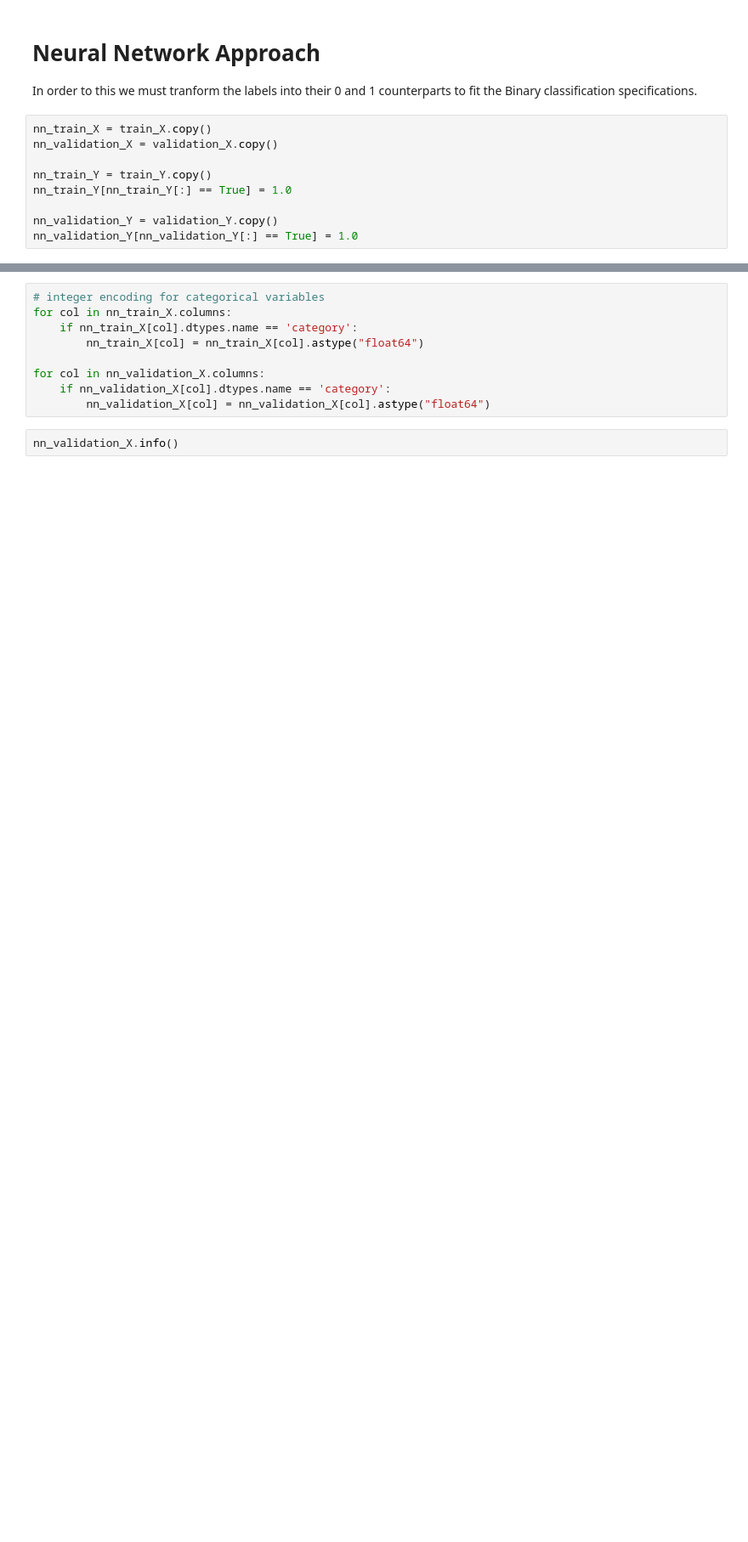
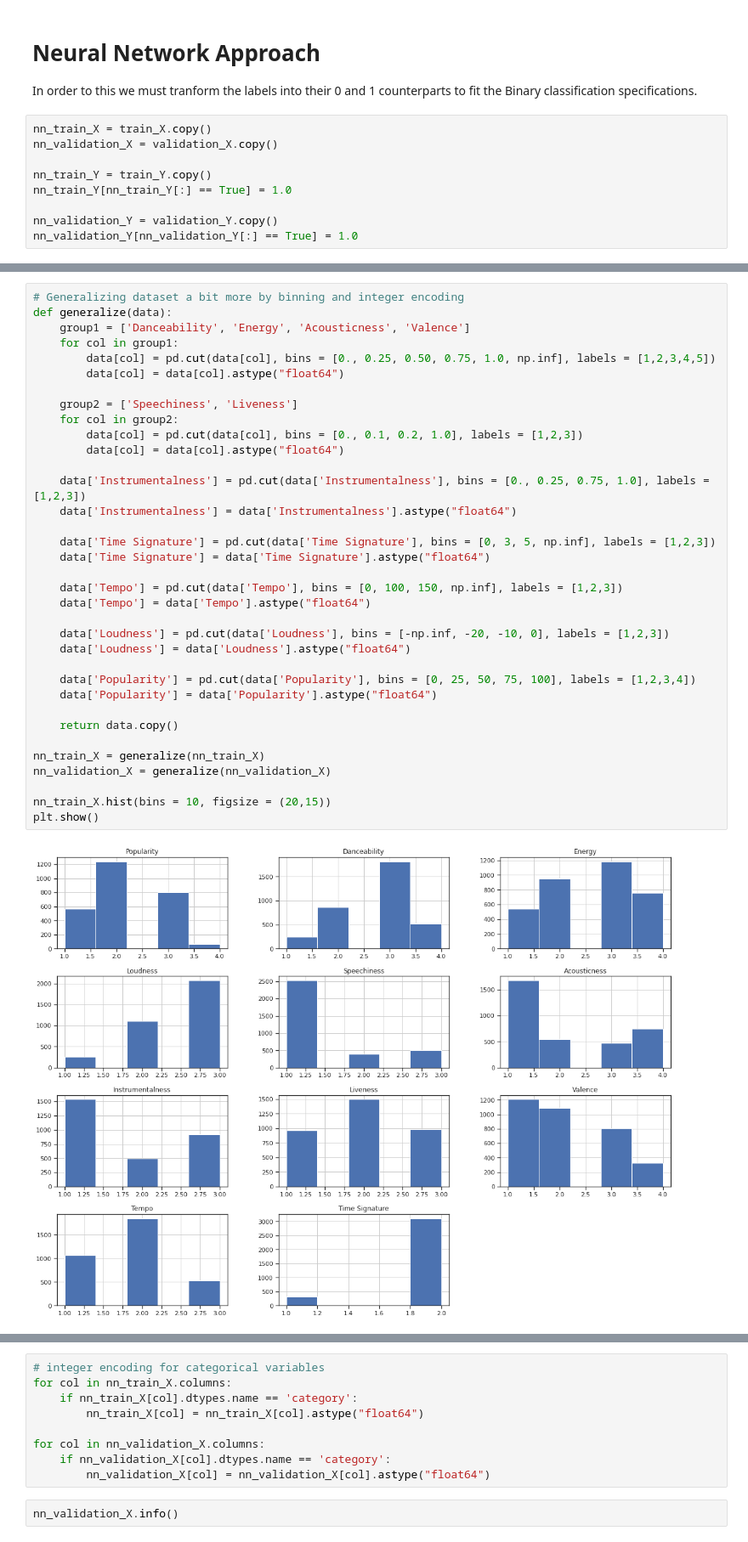
Before and after one commit to nullmaxwell/learnify, a Jupyter notebook: main.ipynb, the cells around one changed output, grey strips where cells are left out. Shown at 85% size. Saved outputs shown, nothing was run; the diff lists cells and outputs as text; blank space fills up the shorter version.

```diff
--- a/main.ipynb
+++ b/main.ipynb
@@ -269,0 +297,37 @@ nn_validation_Y[nn_validation_Y[:] == True] = 1.0
+# %%
+# Generalizing dataset a bit more by binning and integer encoding
+def generalize(data):
+    group1 = ['Danceability', 'Energy', 'Acousticness', 'Valence']
+    for col in group1:
+        data[col] = pd.cut(data[col], bins = [0., 0.25, 0.50, 0.75, 1.0, np.inf], labels = [1,2,3,4,5])
+        data[col] = data[col].astype("float64")
+
+    group2 = ['Speechiness', 'Liveness']
+    for col in group2:
+        data[col] = pd.cut(data[col], bins = [0., 0.1, 0.2, 1.0], labels = [1,2,3])
+        data[col] = data[col].astype("float64")
+
+    data['Instrumentalness'] = pd.cut(data['Instrumentalness'], bins = [0., 0.25, 0.75, 1.0], labels = [1,2,3])
+    data['Instrumentalness'] = data['Instrumentalness'].astype("float64")
+
+    data['Time Signature'] = pd.cut(data['Time Signature'], bins = [0, 3, 5, np.inf], labels = [1,2,3])
+    data['Time Signature'] = data['Time Signature'].astype("float64")
+
+    data['Tempo'] = pd.cut(data['Tempo'], bins = [0, 100, 150, np.inf], labels = [1,2,3])
+    data['Tempo'] = data['Tempo'].astype("float64")
+
+    data['Loudness'] = pd.cut(data['Loudness'], bins = [-np.inf, -20, -10, 0], labels = [1,2,3])
+    data['Loudness'] = data['Loudness'].astype("float64")
+
+    data['Popularity'] = pd.cut(data['Popularity'], bins = [0, 25, 50, 75, 100], labels = [1,2,3,4])
+    data['Popularity'] = data['Popularity'].astype("float64")
+
+    return data.copy()
+
+nn_train_X = generalize(nn_train_X)
+nn_validation_X = generalize(nn_validation_X)
+
+nn_train_X.hist(bins = 10, figsize = (20,15))
+plt.show()
+# %% [output]
+[figure, added]
```
Also changed, not shown: parts of 17 cells of this notebook.
